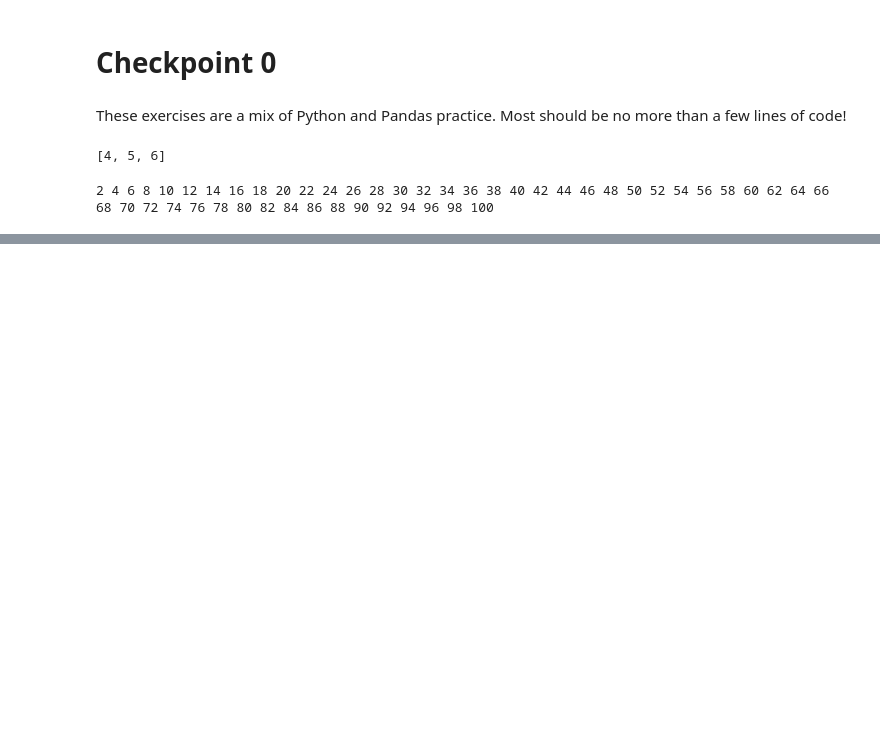
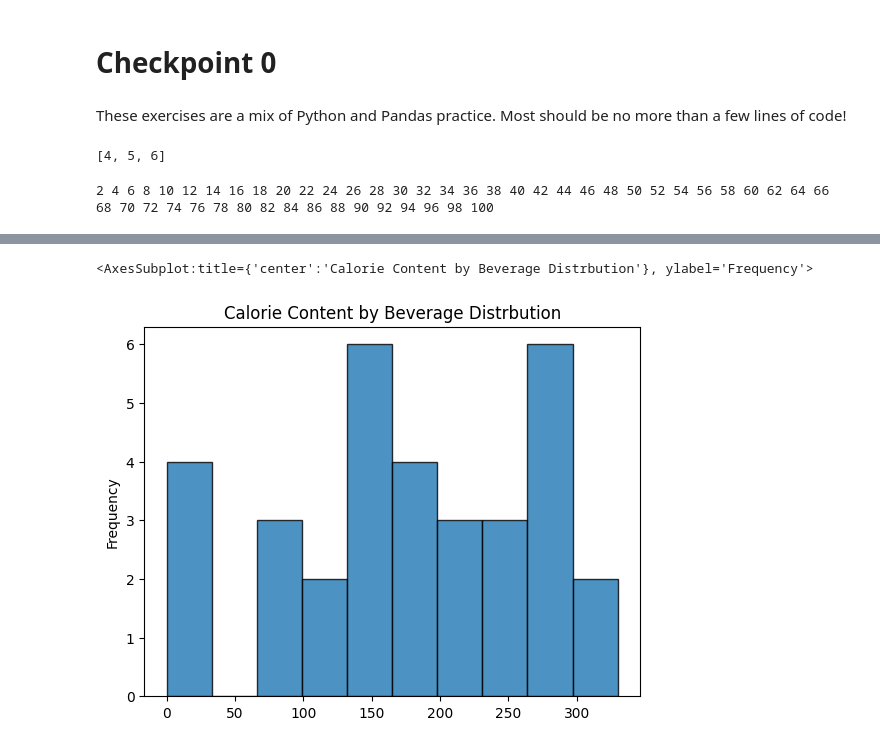
Before and after one commit to bL1233/Lesko-Git-Tutorial, a Jupyter notebook: tutorial0/checkpoint0.ipynb, the cells around one changed output, grey strips where cells are left out. Saved outputs shown, nothing was run; the diff lists cells and outputs as text; code cells hidden in the pictures; blank space fills up the shorter version.

```diff
--- a/tutorial0/checkpoint0.ipynb
+++ b/tutorial0/checkpoint0.ipynb
@@ -65,2 +229,8 @@ for i in b:
+# %%
+# plot the distribution of the number of calories in drinks with a histogram
+df.groupby(["beverage"])["calories"].mean().plot.hist(edgecolor='black', alpha=0.8, title="Calorie Content by Beverage Distrbution")
+# %% [output]
+<AxesSubplot:title={'center':'Calorie Content by Beverage Distrbution'}, ylabel='Frequency'>
+[figure, added]
 # %%
 # plot calories against total fat with a scatterplot
```
Also changed, not shown: parts of 15 cells of this notebook.
